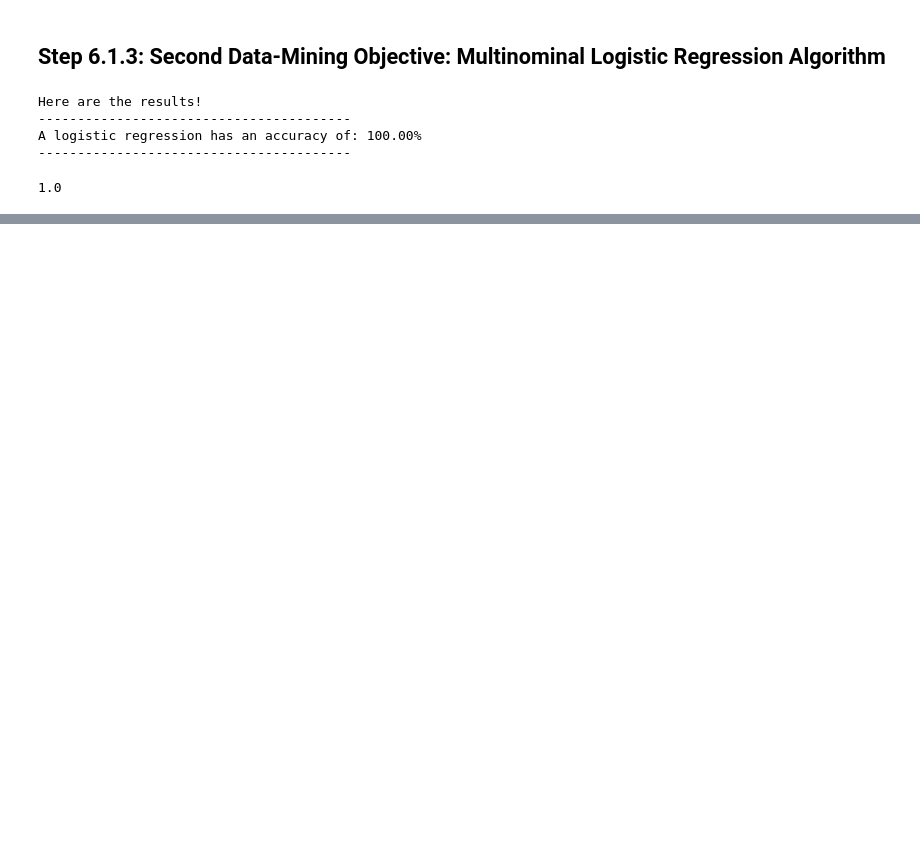
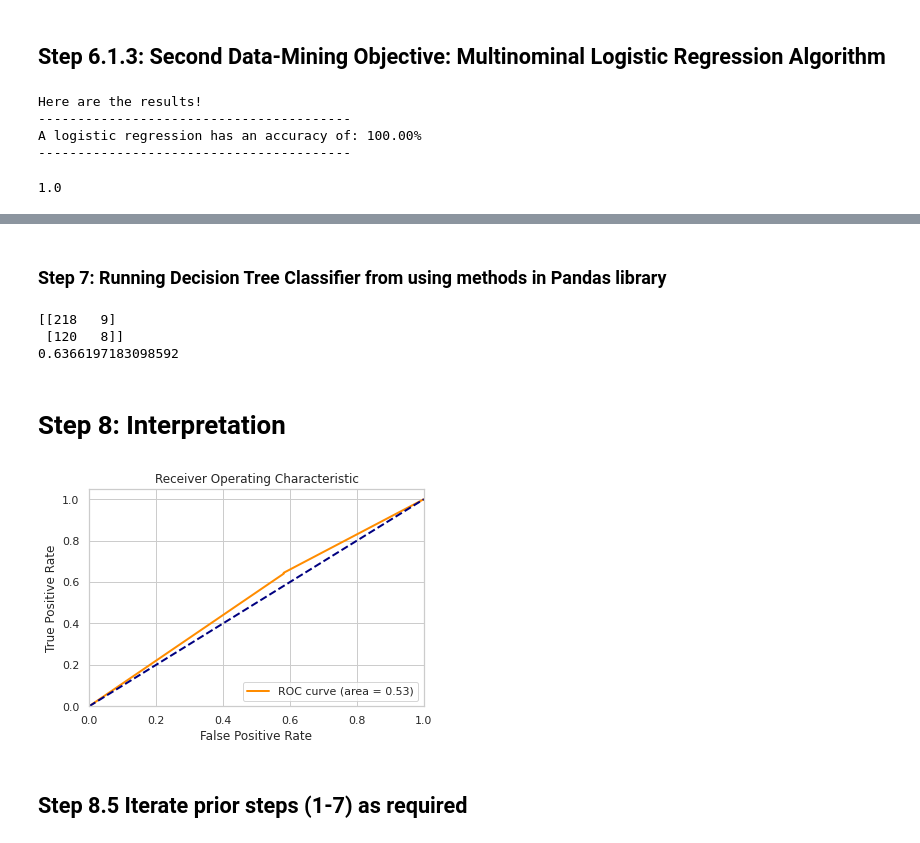
Before and after one commit to tanguolin/Iteration4, a Jupyter notebook: wtam186_Iteration4.ipynb, the cells around one changed output, grey strips where cells are left out. Drawn from its saved outputs; the diff is of its cells as text; code cells hidden in the pictures; blank space fills up the shorter version.

```diff
--- a/wtam186_Iteration4.ipynb
+++ b/wtam186_Iteration4.ipynb
@@ -1888,0 +2078,70 @@ Total Correct: 354
+# %% [markdown]
+### Step 7: Running Decision Tree Classifier from using methods in Pandas library
+# %%
+from sklearn.model_selection import train_test_split
+from sklearn.metrics import confusion_matrix, accuracy_score
+from sklearn.tree import DecisionTreeClassifier
+
+# Creating new dataframe to employ this algorithm
+transformDummies2 = pd.get_dummies(Fixedfinal_df, drop_first=True)
+
+# Separate variables as dependent and independent variables
+X2 = transformDummies2.drop("Region Of Residence_Outside Delhi-NCR", axis=1) # categorical input features
+y2 = transformDummies2["Region Of Residence_Outside Delhi-NCR"] # target variable
+
+# Divide X2 and y2 into train and test data
+X_train, X_test, y_train, y_test = train_test_split(X2, y2, test_size = 0.3, random_state = 0)
+
+# train DecisionTreeClassifier
+dtree_model = DecisionTreeClassifier(max_depth = 3).fit(X_train, y_train)
+dtree_predictions = dtree_model.predict(X_test)
+
+# Evaluating results
+# Creating a confusion matrix
+cm = confusion_matrix(y_test, dtree_predictions)
+accuracy = accuracy_score(y_test, dtree_predictions)
+print(cm)
+print(accuracy)
+
+# THE DECISION TREE VISUALIZATION WILL BE REUSED AGAIN FROM THE PREVIOUS STEP (AS IT REQUIRES MANUAL WORK TO GET
+# THE DOT FILE FROM JUPYTER NOTEBOOK INTO PERSONAL DEVICE AND THEN PLACE THE GENERATED PNG FILE FROM PERSONAL DEVICE
+# BACK INTO JUPYTER NOTEBOOK FOR PRESENTING THE VISUALIZATION
+# BECAUSE WE ARE USING TERMINAL (OUTSIDE TOOL) WHEN DOING THIS PROCESS
+# %% [output]
+[[218   9]
+ [120   8]]
+0.6366197183098592
+# %% [markdown]
+# Step 8: Interpretation
+# %%
+#visualisation of ROC curve for the multi-class problem
+from sklearn.multiclass import OneVsRestClassifier
+from sklearn.metrics import roc_curve, auc
+
+X5 = transformDummies2.drop('Region Of Residence_Outside Delhi-NCR', axis=1)
+y5 = transformDummies2['Region Of Residence_Outside Delhi-NCR']
+# shuffle and split training and test sets
+X_train, X_test, y_train, y_test = train_test_split(X5, y5, test_size=.5,
+random_state=0)
+# Learn to predict each class against the other
+classifier = OneVsRestClassifier(DecisionTreeClassifier(random_state=0))
+y_score = classifier.fit(X_train, y_train).predict_proba(X_test)
+y_score_class = y_score[:, 0] # Select the scores for the first class
+y_test = y_test.ravel()
+fpr, tpr, _ = roc_curve(y_test, y_score_class)
+roc_auc = auc(fpr, tpr)
+plt.figure()
+plt.plot(fpr, tpr, color='darkorange', lw=2, label='ROC curve (area = %0.2f)' %
+roc_auc)
+plt.plot([0, 1], [0, 1], color='navy', lw=2, linestyle='--')
+plt.xlim([0.0, 1.0])
+plt.ylim([0.0, 1.05])
+plt.xlabel('False Positive Rate')
+plt.ylabel('True Positive Rate')
+plt.title('Receiver Operating Characteristic')
+plt.legend(loc='lower right')
+plt.show()
+# %% [output]
+[figure, added]
+# %% [markdown]
+## Step 8.5 Iterate prior steps (1-7) as required
```
Also changed, not shown: parts of 21 cells of this notebook.
